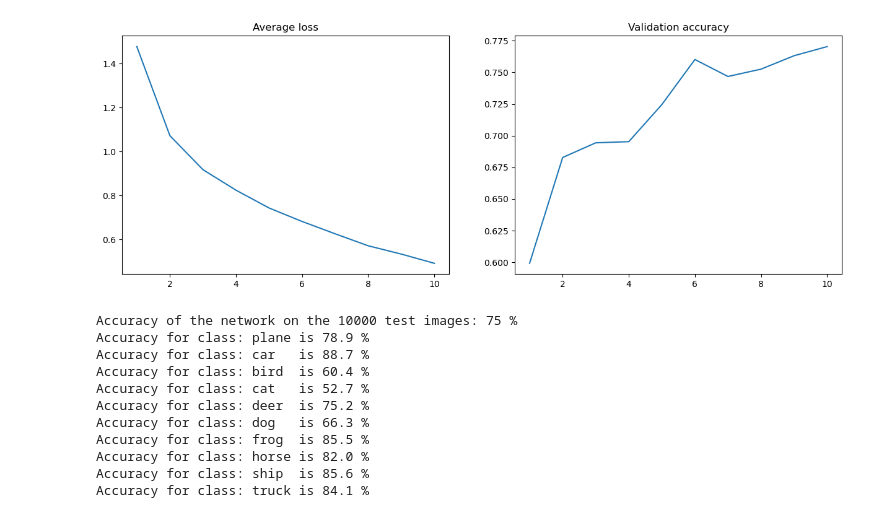
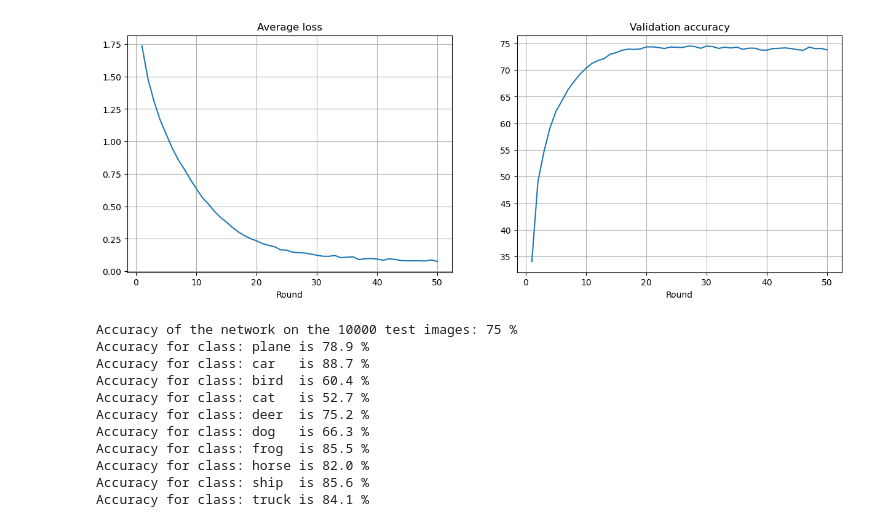
Before and after one commit to EuanCortes/FedLearning-Final, a Jupyter notebook: experiments/1_FederatedAveraging.ipynb, the cells around one changed output. Saved outputs shown, nothing was run; the diff lists cells and outputs as text; code cells hidden in the pictures.

Commit message:
working fedavg notebook

```diff
--- a/experiments/1_FederatedAveraging.ipynb
+++ b/experiments/1_FederatedAveraging.ipynb
@@ -21,0 +28,10 @@ torch.manual_seed(42)
+# %%
+# set seeds for reproducibility
+np.random.seed(42)
+torch.manual_seed(42)
+
+datadir = Path().cwd().parent / "data"
+logdir = Path().cwd().parent / "logs" / "fedavg"
+
+if not logdir.exists():
+    logdir.mkdir(parents=True, exist_ok=True)
@@ -27,7 +45,7 @@ transform = transforms.Compose(
 
 batch_size = 64     # define the batch size
 
-trainset = CIFAR10(root='./data', train=True,
+trainset = CIFAR10(root=datadir, train=True,
                    download=True, transform=transform)
 
 # split the training set into 80% training and 20% validation
@@ -204,14 +169,18 @@ def FedAvg(state_dicts, weights=None):
 # %%
-NUM_CLIENTS = 100          # number of clients
+NUM_CLIENTS = 10          # number of clients
 IID_DATA = True          # whether the data is IID or not
-NUM_ROUNDS = 30          # number of rounds of federated learning
-NUM_LOCAL_EPOCHS = 5     # number of local epochs
-C = .1                   # fraction of clients to use per round
+NUM_ROUNDS = 50          # number of rounds of federated learning
+NUM_LOCAL_EPOCHS = 2     # number of local epochs
+C = 1.                   # fraction of clients to use per round
 CLIENTS_PER_ROUND = int(NUM_CLIENTS * C)    # number of clients to use per round
 LR = 1e-3                      # learning rate
 DATA_SIZE = len(train_dataset)  # size of the training dataset
 
+
+SIM_NAME = f"N_{NUM_CLIENTS}_C_{C}_R_{NUM_ROUNDS}_LE_{NUM_LOCAL_EPOCHS}_IID_{IID_DATA}"
+
 criterion = nn.CrossEntropyLoss()
+device = torch.device("cuda:0" if torch.cuda.is_available() else "cpu")  # set device to run the training on
 
 #create indices for each client
 if IID_DATA:
@@ -221,11 +190,12 @@ else:
 
 clients = [
     Client(net=SmallCNN(),
-           data=Subset(train_dataset, indices),
+           dataset=Subset(train_dataset, indices),
            batch_size=batch_size,
+           optimizer=optim.Adam,
            criterion=criterion,
-           device=device,
-           LR=LR)
+           lr=LR,
+           device=device)
     for indices in client_indices
 ]
 
@@ -308,13 +275,19 @@ KeyboardInterrupt:
 # %%
 fig, axs = plt.subplots(1, 2, figsize=(15, 5))
 axs[0].plot(np.arange(1, len(avg_test_loss)+1), np.array(avg_test_loss))
 axs[0].set_title("Average loss")
 
-axs[1].plot(np.arange(1, len(valid_accs)+1) , np.array(valid_accs))
+axs[1].plot(np.arange(1, len(valid_accs)+1) , 100 * np.array(valid_accs))
 axs[1].set_title("Validation accuracy")
+
+for ax in axs:
+    ax.set_xlabel("Round")
+    ax.grid()
+
+plt.savefig(logdir / f"{SIM_NAME}.png", bbox_inches='tight', dpi=300)
 plt.show()
 # %% [output]
-[figure, old version]
+[figure, new version]
 # %%
 net = SmallCNN().to(device)
 net.load_state_dict(torch.load("data/models/fedavg_cifar10.pth", weights_only=True))
```
Also changed, not shown: parts of 10 cells of this notebook, 2 other files.
